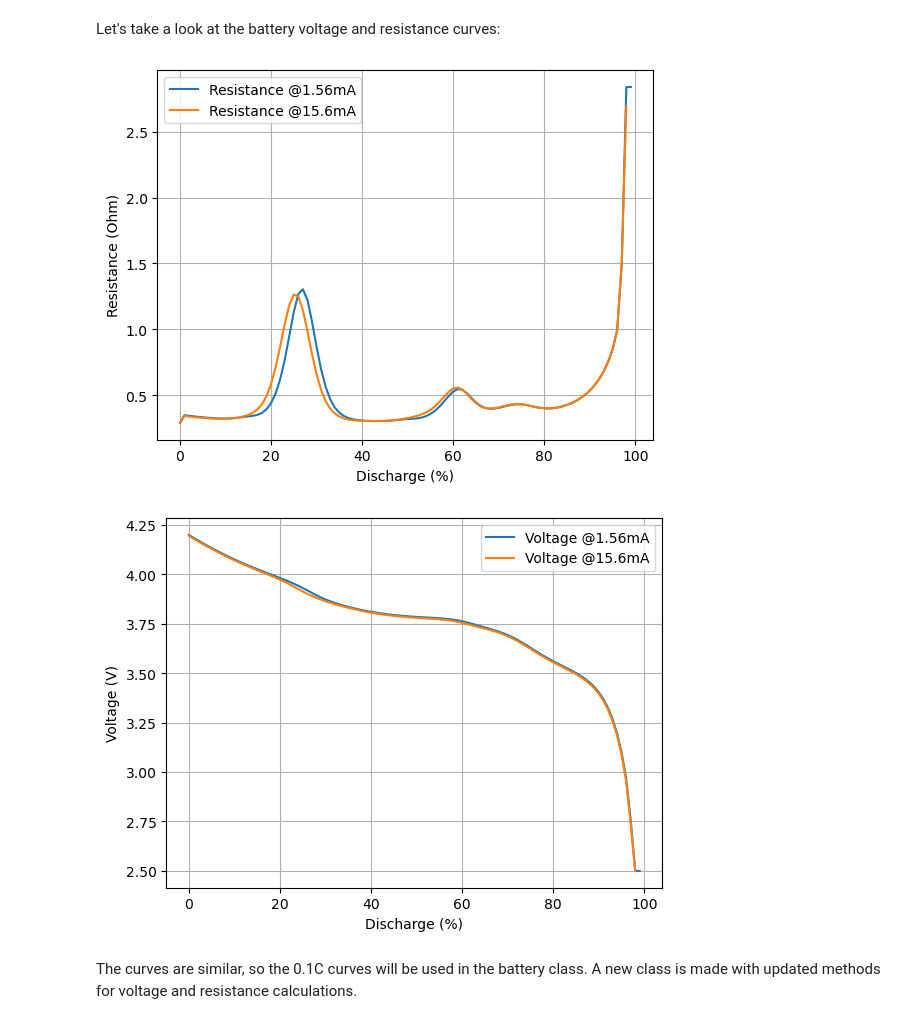
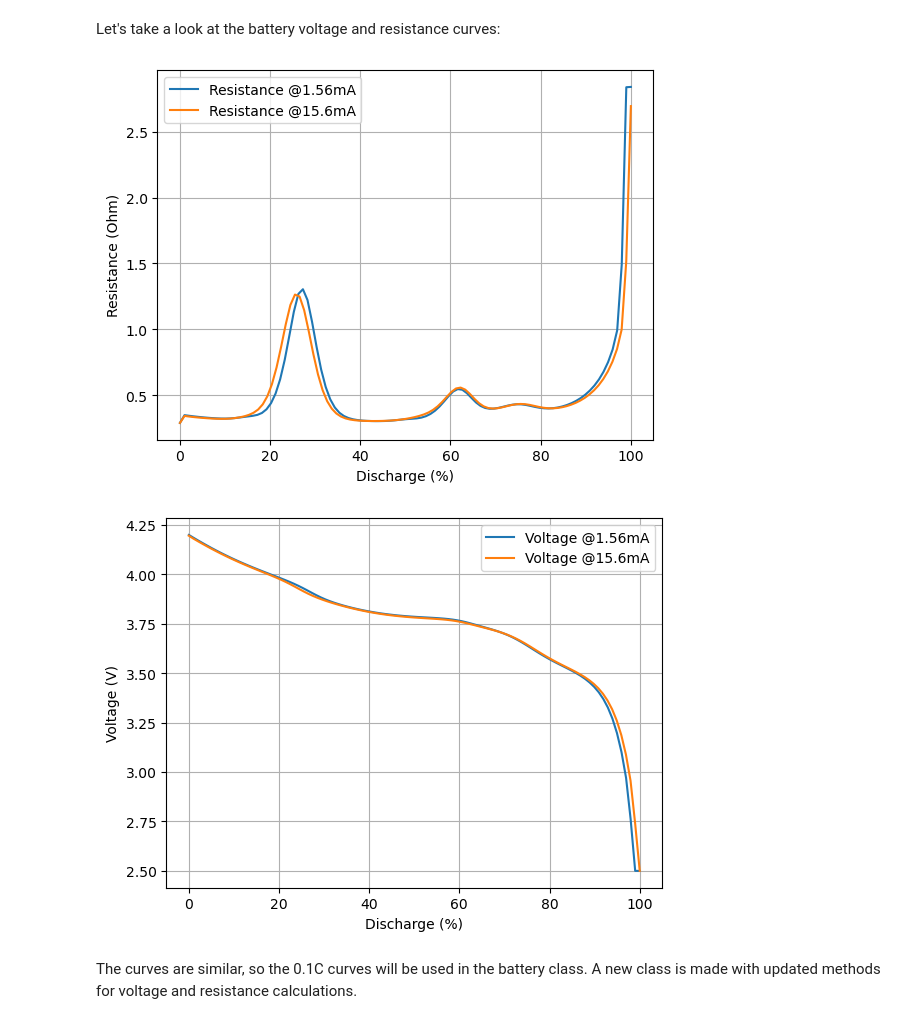
Before and after one commit to geddy11/sysloss, a Jupyter notebook: docs/nb/Battery life.ipynb, the cells around one changed output. Drawn from its saved outputs; the diff is of its cells as text; code cells hidden in the pictures.

```diff
--- a/docs/nb/Battery life.ipynb
+++ b/docs/nb/Battery life.ipynb
@@ -202,23 +200,25 @@ At t = 1666.26, , mxstep steps taken before reaching tout.
 # %% [markdown]
 Let's take a look at the battery voltage and resistance curves:
 # %%
-plt.plot(sol_0c01["Local ECM resistance [Ohm]"].entries, label="Resistance @1.56mA")
-plt.plot(sol_0c1["Local ECM resistance [Ohm]"].entries, label="Resistance @15.6mA")
+x01 = np.linspace(0,100,len(sol_0c01["Local ECM resistance [Ohm]"].entries))
+plt.plot(x01, sol_0c01["Local ECM resistance [Ohm]"].entries, label="Resistance @1.56mA")
+x1 = np.linspace(0,100,len(sol_0c1["Local ECM resistance [Ohm]"].entries))
+plt.plot(x1, sol_0c1["Local ECM resistance [Ohm]"].entries, label="Resistance @15.6mA")
 plt.xlabel("Discharge (%)")
 plt.ylabel("Resistance (Ohm)")
 plt.grid()
 plt.legend();
 # %% [output]
-[figure, old version]
+[figure, new version]
 # %%
-plt.plot(sol_0c01["Voltage [V]"].entries, label="Voltage @1.56mA")
-plt.plot(sol_0c1["Voltage [V]"].entries, label="Voltage @15.6mA")
+plt.plot(x01, sol_0c01["Voltage [V]"].entries, label="Voltage @1.56mA")
+plt.plot(x1, sol_0c1["Voltage [V]"].entries, label="Voltage @15.6mA")
 plt.xlabel("Discharge (%)")
 plt.ylabel("Voltage (V)")
 plt.grid()
 plt.legend();
 # %% [output]
-[figure, old version]
+[figure, new version]
 # %% [markdown]
 The curves are similar, so the 0.1C curves will be used in the battery class. A new class is made with updated methods for voltage and resistance calculations.
 # %%
```
Also changed, not shown: parts of 3 cells of this notebook, 1 other file.
